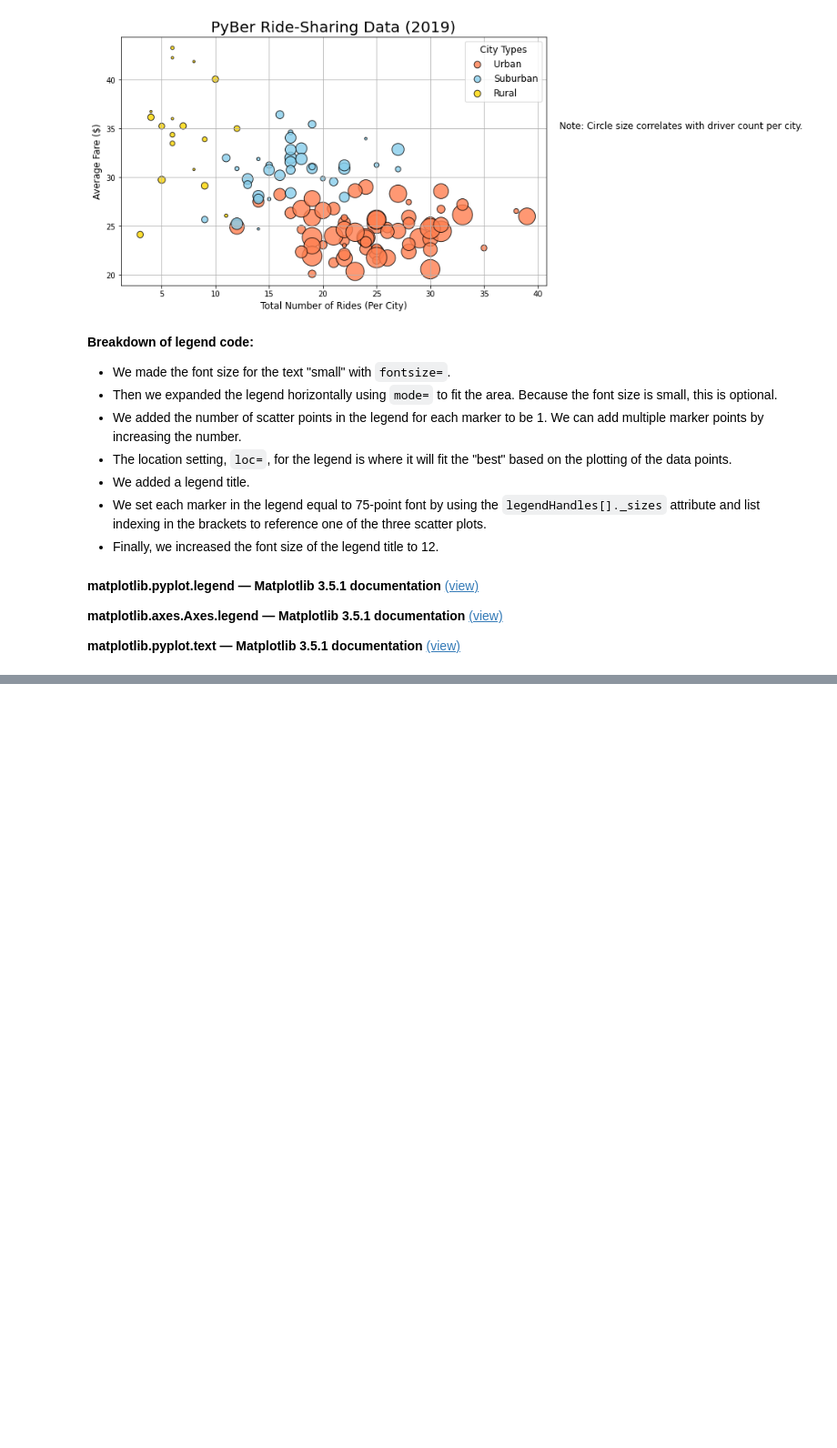
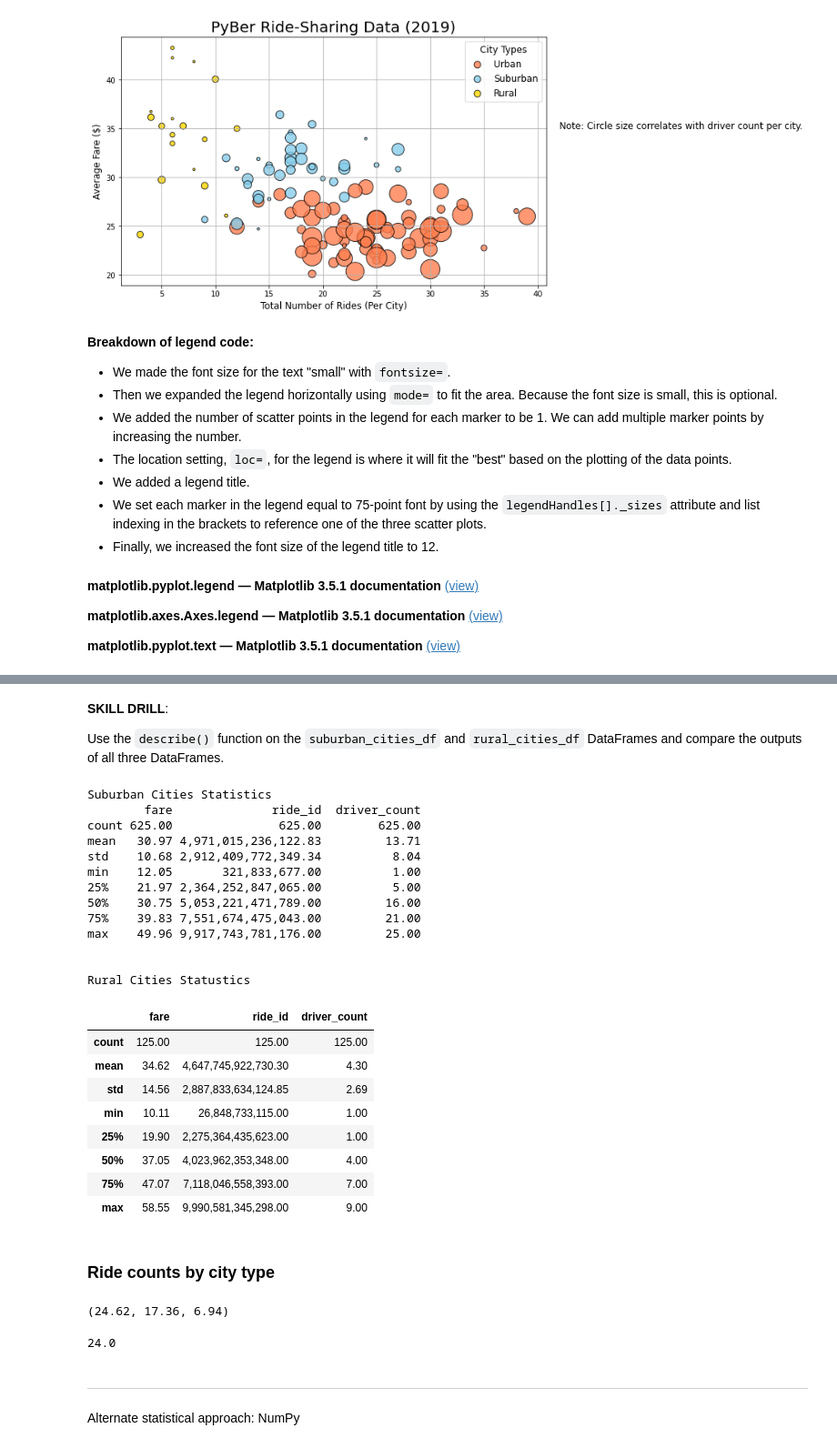
Before and after one commit to lukealibozek/PyBer_Analysis, a Jupyter notebook: PyBer.ipynb, the cells around one changed output, grey strips where cells are left out. Shown at 91% size. Cells and saved outputs as stored; diff of their text form; code cells hidden in the pictures; blank space fills up the shorter version.

```diff
--- a/PyBer.ipynb
+++ b/PyBer.ipynb
@@ -368,0 +385,50 @@ plt.show()
+# %% [markdown]
+**SKILL DRILL**:
+
+Use the `describe()` function on the `suburban_cities_df` and `rural_cities_df` DataFrames and compare the outputs of all three DataFrames.
+# %%
+pd.options.display.float_format = '{:,.2f}'.format
+# pd.reset_option.display[float_format]
+
+print("Suburban Cities Statistics")
+print(suburban_cities_df.describe())
+print("\n\nRural Cities Statustics")
+round(rural_cities_df.describe(),2)
+
+#suburban_ride_count.describe()
+#urban_ride_count.describe()
+#round(rural_ride_count.describe(),2)
+# %% [output]
+Suburban Cities Statistics
+        fare              ride_id  driver_count
+count 625.00               625.00        625.00
+mean   30.97 4,971,015,236,122.83         13.71
+std    10.68 2,912,409,772,349.34          8.04
+min    12.05       321,833,677.00          1.00
+25%    21.97 2,364,252,847,065.00          5.00
+50%    30.75 5,053,221,471,789.00         16.00
+75%    39.83 7,551,674,475,043.00         21.00
+max    49.96 9,917,743,781,176.00         25.00
+
+
+Rural Cities Statustics
+|  | fare | ride_id | driver_count |
+| count | 125.00 | 125.00 | 125.00 |
+| mean | 34.62 | 4,647,745,922,730.30 | 4.30 |
+| std | 14.56 | 2,887,833,634,124.85 | 2.69 |
+| min | 10.11 | 26,848,733,115.00 | 1.00 |
+| 25% | 19.90 | 2,275,364,435,623.00 | 1.00 |
+| 50% | 37.05 | 4,023,962,353,348.00 | 4.00 |
+| 75% | 47.07 | 7,118,046,558,393.00 | 7.00 |
+| max | 58.55 | 9,990,581,345,298.00 | 9.00 |
+# %% [markdown]
+### Ride counts by city type
+# %%
+# Calculate the mean of the ride count for each city type.
+round(urban_ride_count.mean(),2), round(suburban_ride_count.mean(),2), round(rural_ride_count.mean(),2)
+# %% [output]
+(24.62, 17.36, 6.94)
+# %%
+urban_ride_count.median()
+# %% [output]
+24.0
@@ -368,0 +437,4 @@ plt.show()
+# %% [markdown]
+---
+
+Alternate statistical approach: NumPy
```
Also changed, not shown: parts of 27 cells of this notebook, 6 other files.
